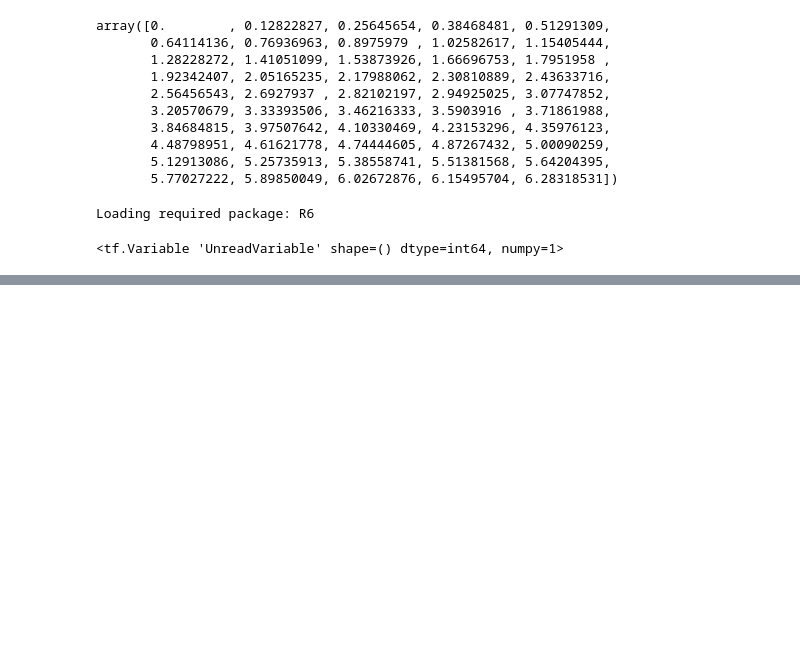
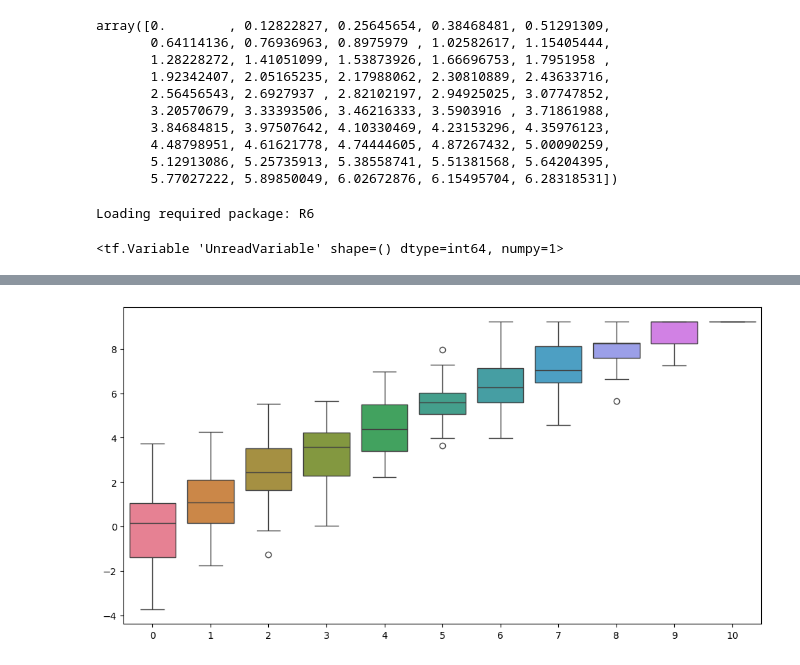
Before and after one commit to cjGO/breeder_agent, a Jupyter notebook: test.ipynb, the cells around one changed output, grey strips where cells are left out. Drawn from its saved outputs; the diff is of its cells as text; code cells hidden in the pictures; blank space fills up the shorter version.

Commit message:
working basic pipeline again with noisy phenotype scores as input

```diff
--- a/test.ipynb
+++ b/test.ipynb
@@ -967,4 +566,0 @@ The actor loss is the negative average of the log probabilities of the selected
-# %%
-import tensorflow as tf
-
-actor_loss = -tf.reduce_mean(advantages * tf.math.log(actor_output))
@@ -1023,19 +566,0 @@ def critic_train_step(critic_model, optimizer, example_population, actor_output,
-# %%
-
-future_rewards = self.simulator.GEBV(new_population).mean()[0]
-advantages = future_rewards - critic_output.numpy()[0][0]
-
-actor_loss = actor_train_step(self.actor, self.actor_optimizer, calculate_actor_loss, current_pop, selected_array, advantages)
-critic_loss = critic_train_step(self.critic, self.critic_optimizer, current_pop, actor_output, past_fitness=future_rewards)
-
-mean_score_list.append(self.simulator.GEBV(self.current_population).mean()[0])
-self.critic_history.append(critic_loss.numpy()[0][0])
-self.actor_history.append(actor_loss)
-
-self.current_population = np.array(new_population)
-self.current_scores = self.simulator.GEBV(self.current_population)
-self.history.append(self.current_scores)
-# %%
-current_pop = farm.current_population.reshape(1, *farm.current_population.shape)
-current_scores = farm.simulator.phenotype(farm.current_population).to_numpy()
-actor_output = farm.actor([current_pop, scores_dummy])
@@ -1044,2 +566,0 @@ actor_output
-# %%
-selected_parents = select_parents(actor_output)[1].numpy()
@@ -1083,0 +712,20 @@ len(farm.history)
+# %%
+def truncate_cycle(x):
+    nInd = x.current_population.shape[0]
+    top5 = x.simulator.select(x.current_population,k=nInd // 2)
+    new_pop = x.simulator.random_crosses(top5,n_crosses=nInd)
+    x.history.append(x.simulator.GEBV(new_pop))
+    x.current_population = new_pop
+
+trunk_farm = farm2
+for i in range(10):
+    truncate_cycle(trunk_farm)
+
+data = [x.to_numpy().flatten() for x in trunk_farm.history]
+df = pd.DataFrame(data).T
+# Create boxplot for each column (list)
+plt.figure(figsize=(12, 6))  # Optional: You can set the figure size
+sns.boxplot(data=df)
+plt.show()
+# %% [output]
+[figure, added]
```
Also changed, not shown: parts of 48 cells of this notebook.
